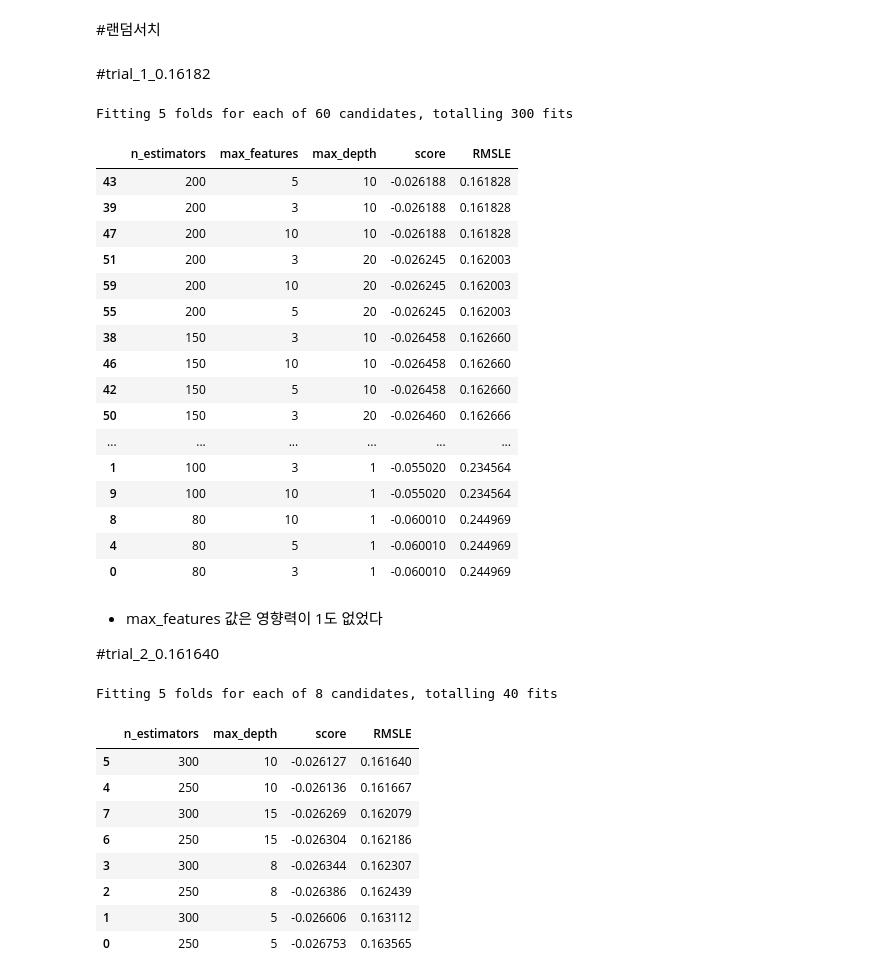
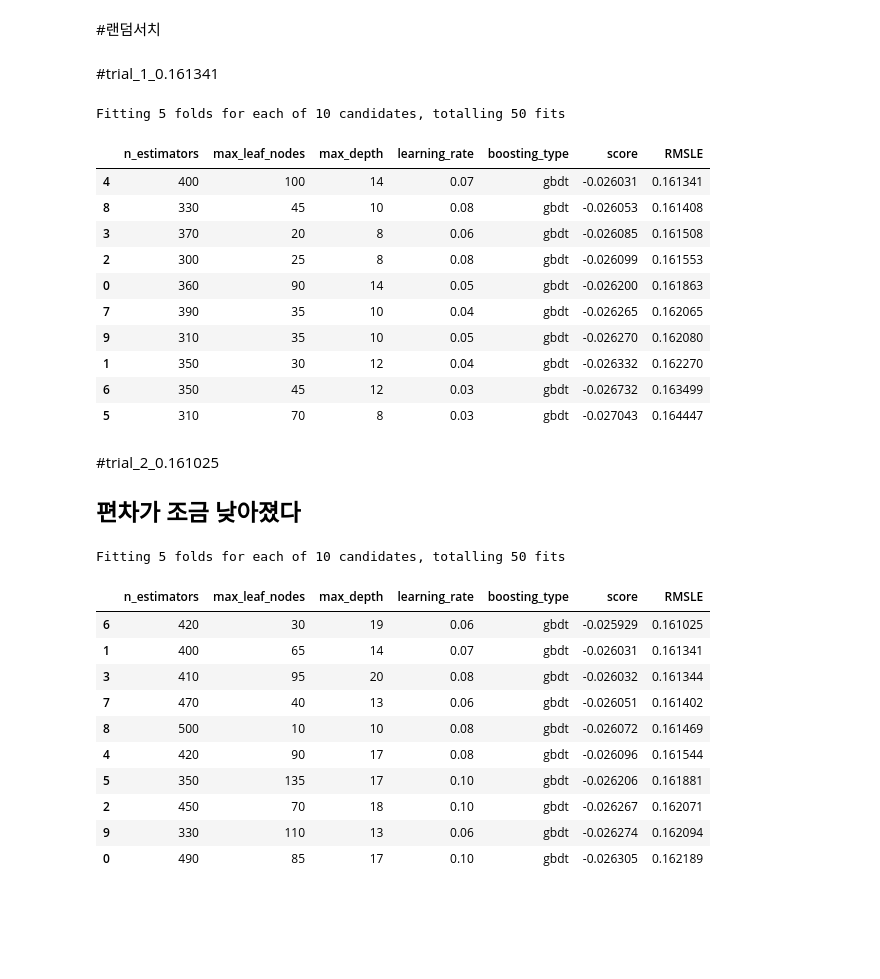
Before and after one commit to Jungin1020/Aiffel, a Jupyter notebook: 2022_01_18_exp_5_kaggle_myself_.ipynb, the cells around one changed output. Drawn from its saved outputs; the diff is of its cells as text; code cells hidden in the pictures; blank space fills up the shorter version.

```diff
--- a/2022_01_18_exp_5_kaggle_myself_.ipynb
+++ b/2022_01_18_exp_5_kaggle_myself_.ipynb
@@ -123,3 +116,12 @@ param_grid = {
+# %%
+#########################################################################################################
+param_grid = {
+    'n_estimators': range(300,401,10),
+    'max_depth':range(8,15,2),
+    'learning_rate':[0.03,0.04,0.05,0.06,0.07,0.08],
+    'boosting_type':['gbdt'],
+    'max_leaf_nodes':range(5,101,5)
+}
 # %% [markdown]
 #그리드서치
 # %%
@@ -147,7 +149,7 @@ param_grid = {
 # %%
 def my_RandomSearch(model, train, y, param_grid, verbose=2, n_jobs=5):
   #model = GridSearchCV(model, param_grid=param_grid, scoring='neg_mean_squared_error',cv=5, verbose=verbose, n_jobs=n_jobs)
-  mdoel = RandomizedSearchCV(model, param_distributions=param_grid, n_iter=500, scoring='neg_mean_squared_error',cv=5, verbose=verbose, n_jobs=n_jobs)
+  mdoel = RandomizedSearchCV(model, param_distributions=param_grid, scoring='neg_mean_squared_error',cv=5, verbose=verbose, n_jobs=n_jobs)
   grid_model.fit(train,y)
 
   params = grid_model.cv_results_['params']
@@ -161,28 +163,22 @@ def my_RandomSearch(model, train, y, param_grid, verbose=2, n_jobs=5):
 
   return results
 # %% [markdown]
-#trial_1_0.16182
+#trial_1_0.161341
 # %%
 #########################################################################################################
 model = LGBMRegressor(random_state=rs)
-grid_model = RandomizedSearchCV(model,param_grid, n_iter=1000, scoring='neg_mean_squared_error',cv=5, verbose=1, n_jobs=5)
+grid_model = RandomizedSearchCV(model,param_grid, scoring='neg_mean_squared_error',cv=5, verbose=1, n_jobs=5)
 my_RandomSearch(model, train, y, param_grid, verbose=2, n_jobs=5)
 # %% [output]
-Fitting 5 folds for each of 60 candidates, totalling 300 fits
+Fitting 5 folds for each of 10 candidates, totalling 50 fits
-|  | n_estimators | max_features | max_depth | score | RMSLE |
-| 43 | 200 | 5 | 10 | -0.026188 | 0.161828 |
-| 39 | 200 | 3 | 10 | -0.026188 | 0.161828 |
-| 47 | 200 | 10 | 10 | -0.026188 | 0.161828 |
-| 51 | 200 | 3 | 20 | -0.026245 | 0.162003 |
-| 59 | 200 | 10 | 20 | -0.026245 | 0.162003 |
-| 55 | 200 | 5 | 20 | -0.026245 | 0.162003 |
-| 38 | 150 | 3 | 10 | -0.026458 | 0.162660 |
-| 46 | 150 | 10 | 10 | -0.026458 | 0.162660 |
-| 42 | 150 | 5 | 10 | -0.026458 | 0.162660 |
-| 50 | 150 | 3 | 20 | -0.026460 | 0.162666 |
-| ... | ... | ... | ... | ... | ... |
-| 1 | 100 | 3 | 1 | -0.055020 | 0.234564 |
-| 9 | 100 | 10 | 1 | -0.055020 | 0.234564 |
-| 8 | 80 | 10 | 1 | -0.060010 | 0.244969 |
-| 4 | 80 | 5 | 1 | -0.060010 | 0.244969 |
-| 0 | 80 | 3 | 1 | -0.060010 | 0.244969 |
+|  | n_estimators | max_leaf_nodes | max_depth | learning_rate | boosting_type | score | RMSLE |
+| 4 | 400 | 100 | 14 | 0.07 | gbdt | -0.026031 | 0.161341 |
+| 8 | 330 | 45 | 10 | 0.08 | gbdt | -0.026053 | 0.161408 |
+| 3 | 370 | 20 | 8 | 0.06 | gbdt | -0.026085 | 0.161508 |
+| 2 | 300 | 25 | 8 | 0.08 | gbdt | -0.026099 | 0.161553 |
+| 0 | 360 | 90 | 14 | 0.05 | gbdt | -0.026200 | 0.161863 |
+| 7 | 390 | 35 | 10 | 0.04 | gbdt | -0.026265 | 0.162065 |
+| 9 | 310 | 35 | 10 | 0.05 | gbdt | -0.026270 | 0.162080 |
+| 1 | 350 | 30 | 12 | 0.04 | gbdt | -0.026332 | 0.162270 |
+| 6 | 350 | 45 | 12 | 0.03 | gbdt | -0.026732 | 0.163499 |
+| 5 | 310 | 70 | 8 | 0.03 | gbdt | -0.027043 | 0.164447 |
@@ -196,4 +184,0 @@ param_grid = {
-# %% [markdown]
-- max_features 값은 영향력이 1도 없었다
-
-#trial_2_0.161640
@@ -200,16 +194,23 @@ param_grid = {
+# %% [markdown]
+
+#trial_2_0.161025
+
+## 편차가 조금 낮아졌다
 # %%
 #########################################################################################################
 model = LGBMRegressor(random_state=rs)
-grid_model = RandomizedSearchCV(model,param_grid, n_iter=1000, scoring='neg_mean_squared_error',cv=5, verbose=1, n_jobs=5)
+grid_model = RandomizedSearchCV(model,param_grid, scoring='neg_mean_squared_error',cv=5, verbose=1, n_jobs=5)
 my_RandomSearch(model, train, y, param_grid, verbose=2, n_jobs=5)
 # %% [output]
-Fitting 5 folds for each of 8 candidates, totalling 40 fits
+Fitting 5 folds for each of 10 candidates, totalling 50 fits
-|  | n_estimators | max_depth | score | RMSLE |
-| 5 | 300 | 10 | -0.026127 | 0.161640 |
-| 4 | 250 | 10 | -0.026136 | 0.161667 |
-| 7 | 300 | 15 | -0.026269 | 0.162079 |
-| 6 | 250 | 15 | -0.026304 | 0.162186 |
-| 3 | 300 | 8 | -0.026344 | 0.162307 |
-| 2 | 250 | 8 | -0.026386 | 0.162439 |
-| 1 | 300 | 5 | -0.026606 | 0.163112 |
-| 0 | 250 | 5 | -0.026753 | 0.163565 |
+|  | n_estimators | max_leaf_nodes | max_depth | learning_rate | boosting_type | score | RMSLE |
+| 6 | 420 | 30 | 19 | 0.06 | gbdt | -0.025929 | 0.161025 |
+| 1 | 400 | 65 | 14 | 0.07 | gbdt | -0.026031 | 0.161341 |
+| 3 | 410 | 95 | 20 | 0.08 | gbdt | -0.026032 | 0.161344 |
+| 7 | 470 | 40 | 13 | 0.06 | gbdt | -0.026051 | 0.161402 |
+| 8 | 500 | 10 | 10 | 0.08 | gbdt | -0.026072 | 0.161469 |
+| 4 | 420 | 90 | 17 | 0.08 | gbdt | -0.026096 | 0.161544 |
+| 5 | 350 | 135 | 17 | 0.10 | gbdt | -0.026206 | 0.161881 |
+| 2 | 450 | 70 | 18 | 0.10 | gbdt | -0.026267 | 0.162071 |
+| 9 | 330 | 110 | 13 | 0.06 | gbdt | -0.026274 | 0.162094 |
+| 0 | 490 | 85 | 17 | 0.10 | gbdt | -0.026305 | 0.162189 |
```
Also changed, not shown: parts of 15 cells of this notebook.
